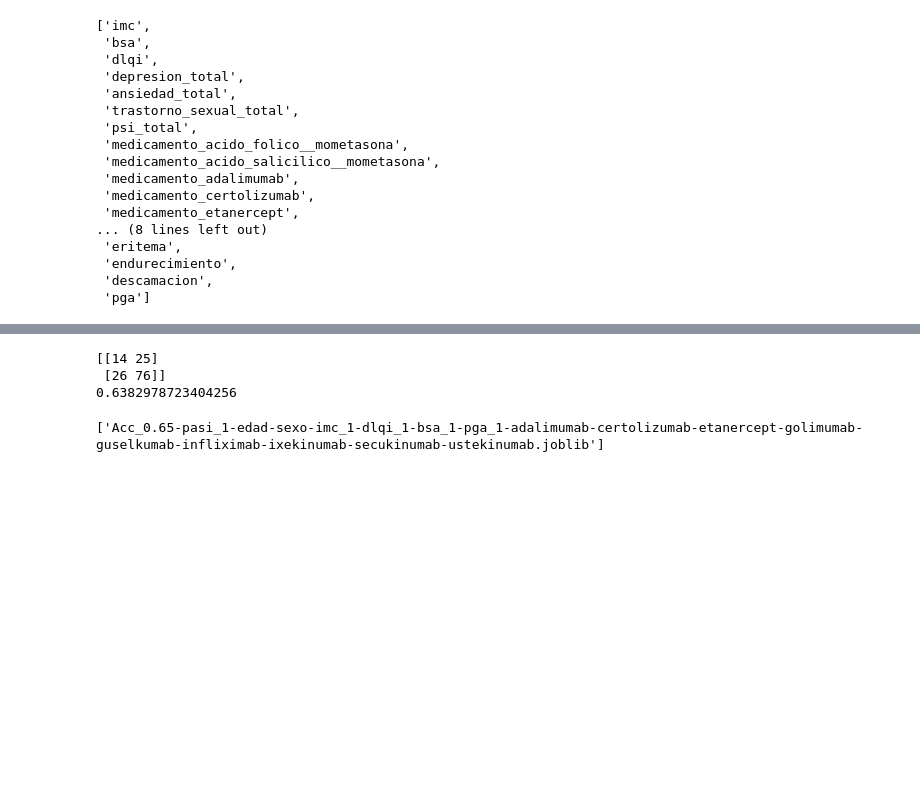
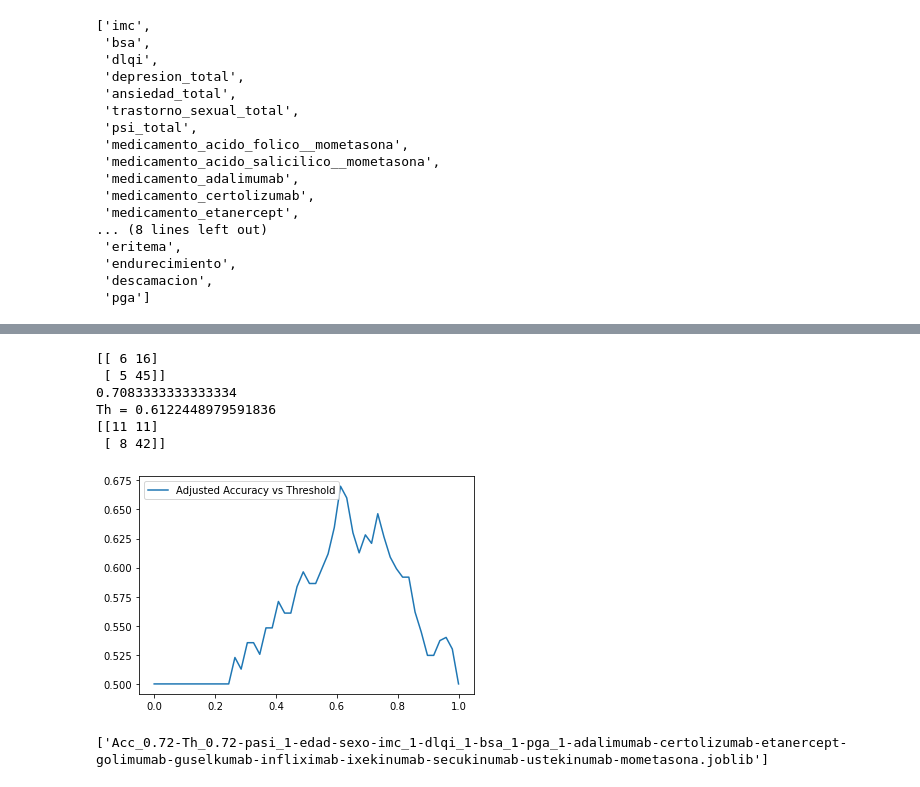
Before and after one commit to mavalderrama/helpharma, a Jupyter notebook: notebooks/analisis_JPDP.ipynb, the cells around one changed output, grey strips where cells are left out. Saved outputs shown, nothing was run; the diff lists cells and outputs as text; code cells hidden in the pictures; blank space fills up the shorter version.

```diff
--- a/notebooks/analisis_JPDP.ipynb
+++ b/notebooks/analisis_JPDP.ipynb
@@ -1039,42 +1083,66 @@ GaussianProcessRegressor        -3032.85 271.41        0.14
 # %%
 vX_X1 = [ 'pasi_1', 'edad' ,'sexo', 'imc_1', 'dlqi_1', 'bsa_1', 'pga_1',
+         #'trastorno_sexual_total',
+         #'depresion_total',
+         #'ansiedad_total',
          'medicamento_adalimumab',
          'medicamento_certolizumab',
          'medicamento_etanercept',
          'medicamento_golimumab',
          'medicamento_guselkumab',
          'medicamento_infliximab',
          'medicamento_ixekinumab',
          'medicamento_secukinumab',
-         'medicamento_ustekinumab']
+         'medicamento_ustekinumab',
+         'medicamento_mometasona'
+        ]
 
 vY = 'fracaso'
 
-from sklearn.tree import DecisionTreeClassifier
-from sklearn.metrics import confusion_matrix
-from sklearn.metrics import accuracy_score
 
-clf = DecisionTreeClassifier()
+clf = RandomForestClassifier(max_depth=10*len(vX_X1))
+#clf = RandomForestClassifier()
 clf = clf.fit(train[vX_X1], train[vY])
 y_obt = clf.predict(test[vX_X1])
+y_prob = clf.predict_proba(test[vX_X1])
 
 tn, fp, fn, tp = confusion_matrix(test[vY], y_obt).ravel()
 acc = accuracy_score(test[vY], y_obt)
 print(confusion_matrix(test[vY], y_obt))
 print(acc)
+
+# sns.lineplot(x=test[vY], y=y_prob[:,1])
+ths = np.linspace(0, 1, num=50)
+Acc_s = 0*ths
+k = 0
+for th in ths:
+    Acc_s[k] = balanced_accuracy_score(test[vY], y_prob[:,1]>th)
+    # tn, fp, fn, tp = confusion_matrix(test[vY], y_prob[:,1]>th).ravel()
+    #print('Th = ' + str(th))
+    #print(confusion_matrix(test[vY], y_prob[:,1]>th))
+    #print('Acc = ' + str(round(acc,3)))
+    k += 1
+sns.lineplot(x=ths, y=Acc_s, label="Adjusted Accuracy vs Threshold")
+th = ths[Acc_s==max(Acc_s)]
+acc = max(Acc_s)
+print('Th = ' + str(th[0]))
+print(confusion_matrix(test[vY], y_prob[:,1]>th[0]))
 # %% [output]
-[[14 25]
- [26 76]]
-0.6382978723404256
+[[ 6 16]
+ [ 5 45]]
+0.7083333333333334
+Th = 0.6122448979591836
+[[11 11]
+ [ 8 42]]
+[figure, added]
 # %%
-from joblib import dump, load
 
 filename = ''
 for c in vX_X1:
     filename = filename + '-' + c.replace('medicamento_','')
 
-filename = 'Acc_' + str(round(acc,2)) + filename + '.joblib'
+filename = 'Acc_' + str(round(acc,2)) + '-Th_' + str(round(acc,2)) + filename + '.joblib'
 
 dump(clf, filename)
 # %% [output]
-['Acc_0.65-pasi_1-edad-sexo-imc_1-dlqi_1-bsa_1-pga_1-adalimumab-certolizumab-etanercept-golimumab-guselkumab-infliximab-ixekinumab-secukinumab-ustekinumab.joblib']
+['Acc_0.72-Th_0.72-pasi_1-edad-sexo-imc_1-dlqi_1-bsa_1-pga_1-adalimumab-certolizumab-etanercept-golimumab-guselkumab-infliximab-ixekinumab-secukinumab-ustekinumab-mometasona.joblib']
```
Also changed, not shown: parts of 30 cells of this notebook, 6 other files.
